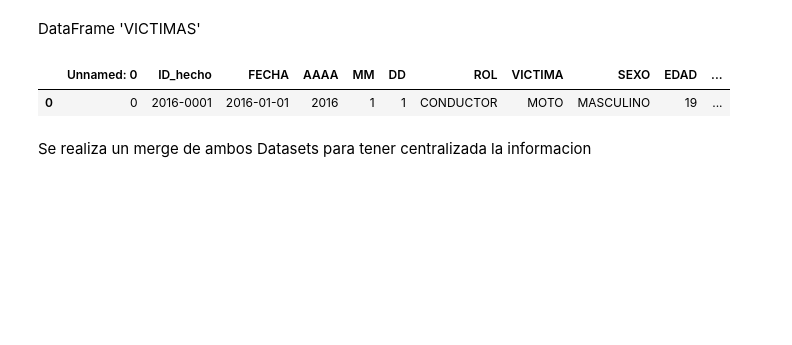
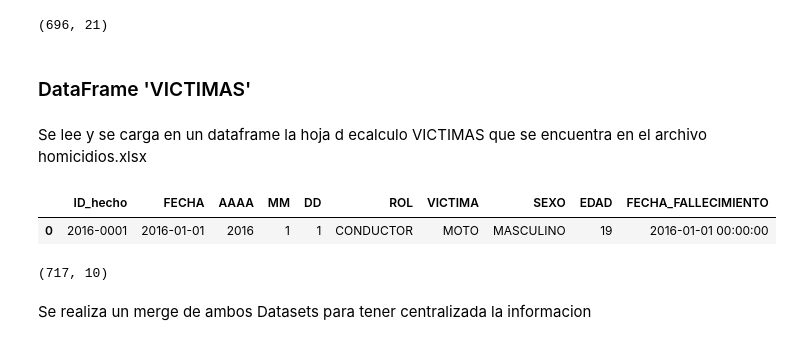
Before and after one commit to NestorSaenz/Accidentes-viales-Buenos-Aires, a Jupyter notebook: ETL.ipynb, the cells around one changed output. Drawn from its saved outputs; the diff is of its cells as text; code cells hidden in the pictures; blank space fills up the shorter version.

```diff
--- a/ETL.ipynb
+++ b/ETL.ipynb
@@ -20,14 +13,21 @@ df_hechos.head(1)
-# %% [markdown]
-DataFrame 'VICTIMAS'
+# %%
+df1.shape
+# %% [output]
+(696, 21)
+# %% [markdown]
+### DataFrame 'VICTIMAS'
+# %% [markdown]
+Se lee y se carga en un dataframe la hoja d ecalculo VICTIMAS que se encuentra en el archivo homicidios.xlsx
 # %%
 df2 = pd.read_excel('Datasets/homicidios.xlsx', sheet_name= 'VICTIMAS')
-df2.to_csv('Datasets/victimas.csv')
-df_victimas = pd.read_csv('Datasets/victimas.csv')
-
-df_victimas.head(1)
+df2.head(1)
 # %% [output]
-|  | Unnamed: 0 | ID_hecho | FECHA | AAAA | MM | DD | ROL | VICTIMA | SEXO | EDAD | ... |
-| 0 | 0 | 2016-0001 | 2016-01-01 | 2016 | 1 | 1 | CONDUCTOR | MOTO | MASCULINO | 19 | ... |
+|  | ID_hecho | FECHA | AAAA | MM | DD | ROL | VICTIMA | SEXO | EDAD | FECHA_FALLECIMIENTO |
+| 0 | 2016-0001 | 2016-01-01 | 2016 | 1 | 1 | CONDUCTOR | MOTO | MASCULINO | 19 | 2016-01-01 00:00:00 |
+# %%
+df2.shape
+# %% [output]
+(717, 10)
 # %% [markdown]
 Se realiza un merge de ambos Datasets para tener centralizada la informacion
 # %%
```
Also changed, not shown: parts of 69 cells of this notebook, 3 other files.
